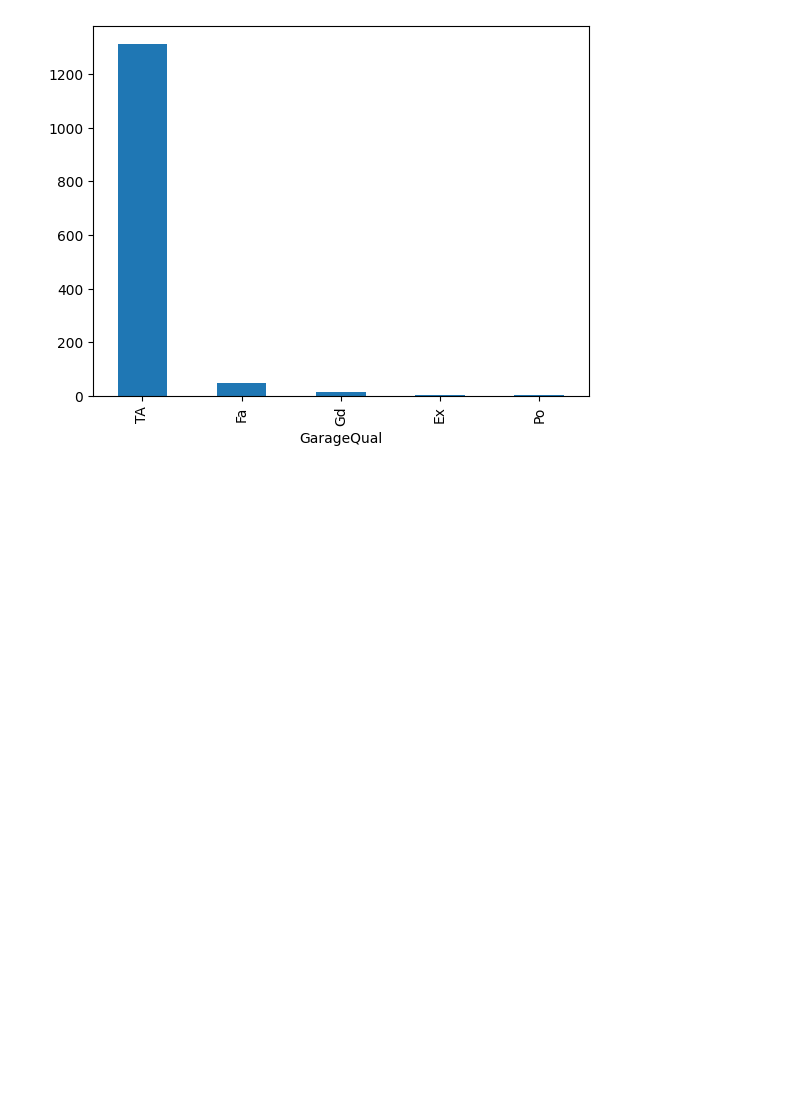
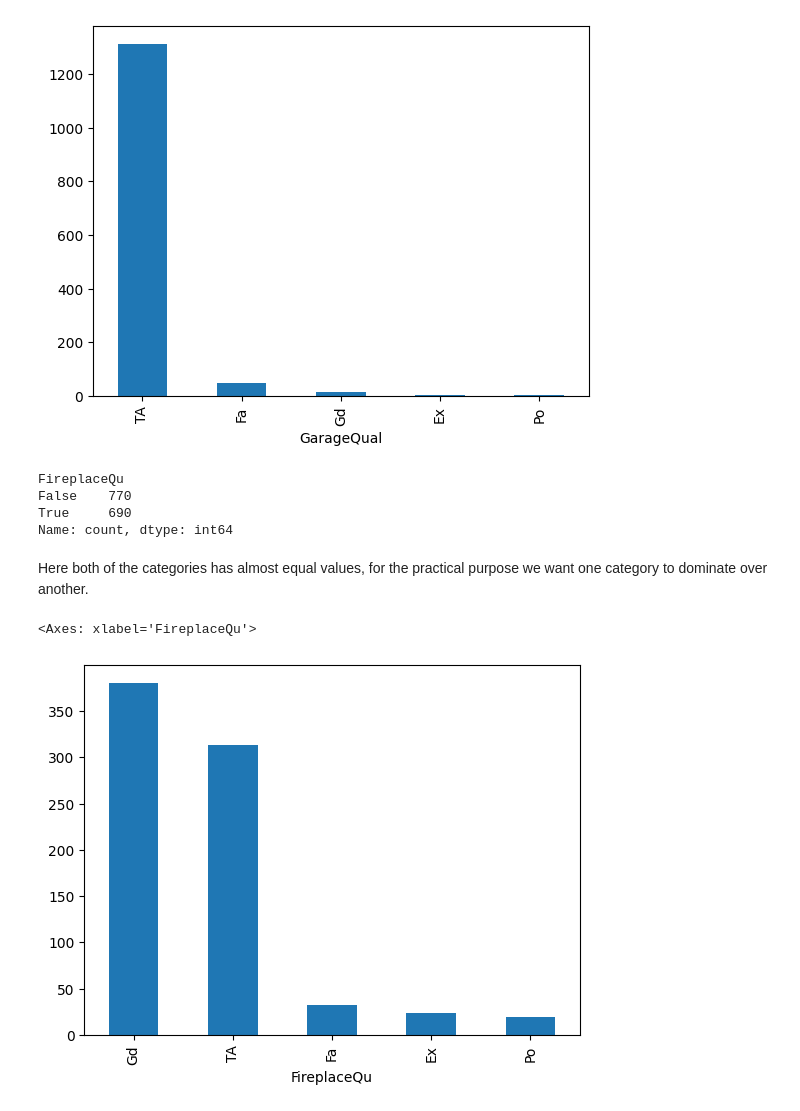
Before and after one commit to HirenGajjar/ai-ml, a Jupyter notebook: 37_handle_missing_values_categorical_data/index.ipynb, the cells around one changed output. Drawn from its saved outputs; the diff is of its cells as text; code cells hidden in the pictures; blank space fills up the shorter version.

Commit message:
fireplacequality column with mode value

```diff
--- a/37_handle_missing_values_categorical_data/index.ipynb
+++ b/37_handle_missing_values_categorical_data/index.ipynb
@@ -39,3 +39,17 @@ df.GarageQual.value_counts().sort_values(ascending=False).plot(kind='bar')
 # %% [output]
 <Axes: xlabel='GarageQual'>
 [figure]
+# %%
+df.FireplaceQu.isna().value_counts()
+# %% [output]
+FireplaceQu
+False    770
+True     690
+Name: count, dtype: int64
+# %% [markdown]
+Here both of the categories has almost equal values, for the practical purpose we want one category to dominate over another.
+# %%
+df.FireplaceQu.value_counts().plot(kind = 'bar')
+# %% [output]
+<Axes: xlabel='FireplaceQu'>
+[figure, added]
```
Also changed, not shown: parts of 3 cells of this notebook.
